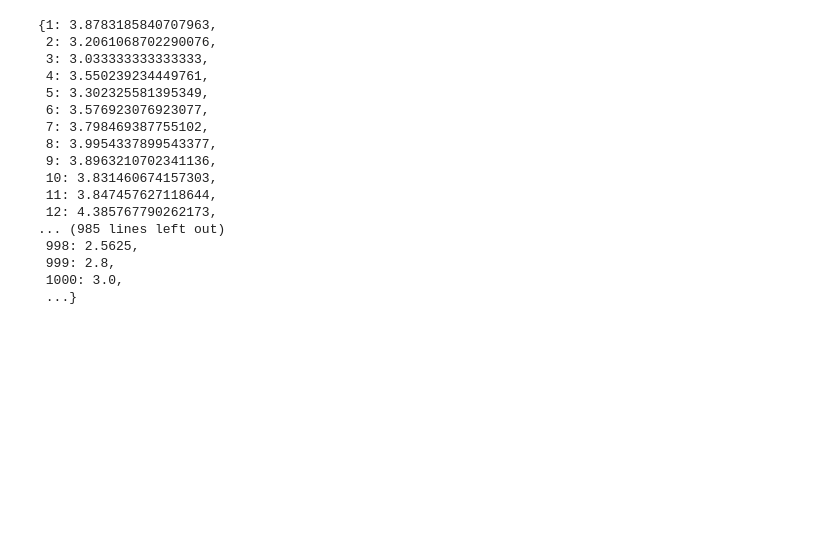
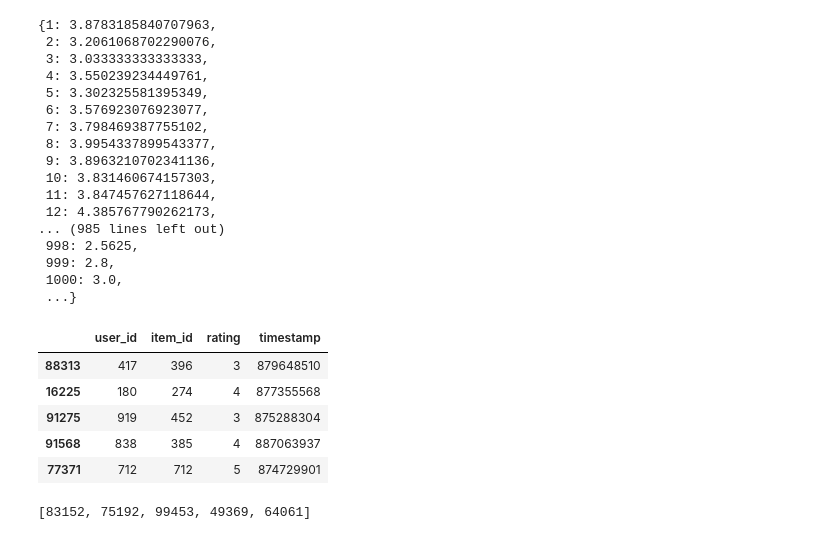
Before and after one commit to zhang-shizhe/PocketRecommender, a Jupyter notebook: EDA.ipynb, the cells around one changed output. Cells and saved outputs as stored; diff of their text form; code cells hidden in the pictures; blank space fills up the shorter version.

```diff
--- a/EDA.ipynb
+++ b/EDA.ipynb
@@ -225,3 +225,17 @@ dict(mean_rating_per_movie)
  999: 2.8,
  1000: 3.0,
  ...}
+# %%
+import random
+data.iloc[random.sample(range(len(data)), 5),:]
+# %% [output]
+|  | user_id | item_id | rating | timestamp |
+| 88313 | 417 | 396 | 3 | 879648510 |
+| 16225 | 180 | 274 | 4 | 877355568 |
+| 91275 | 919 | 452 | 3 | 875288304 |
+| 91568 | 838 | 385 | 4 | 887063937 |
+| 77371 | 712 | 712 | 5 | 874729901 |
+# %%
+random.sample(list(data.index), 5)
+# %% [output]
+[83152, 75192, 99453, 49369, 64061]
```
Also changed, not shown: parts of 3 cells of this notebook, 2 other files.
